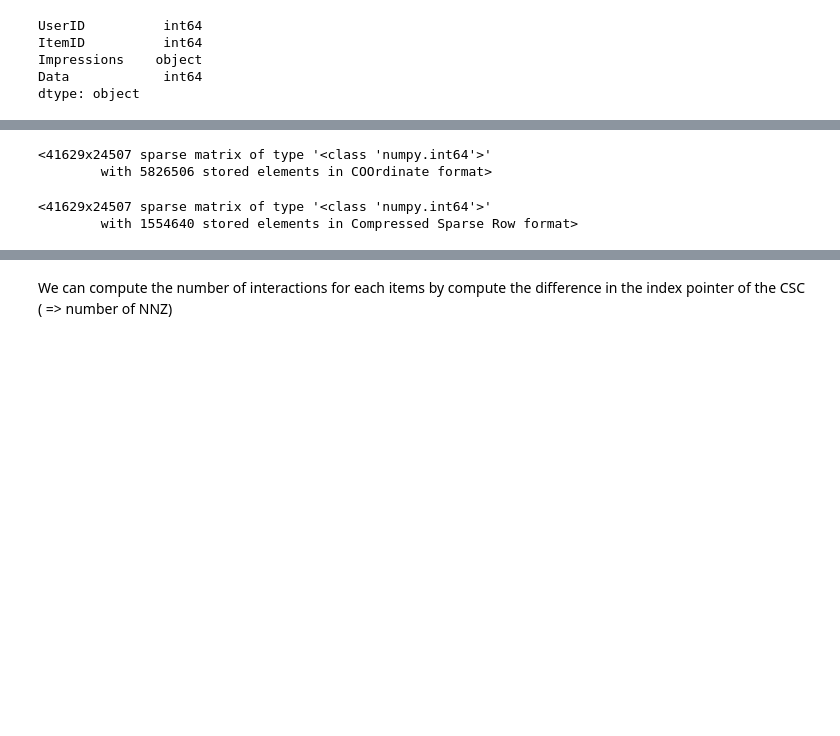
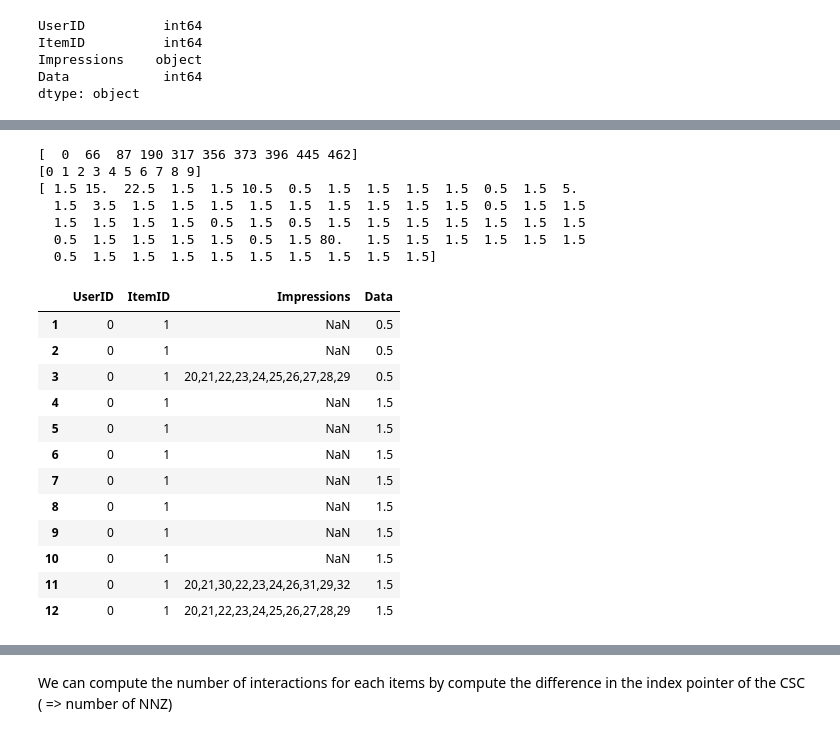
Before and after one commit to baba72210/MyRecommenderSystem, a Jupyter notebook: firsttestnotebook.ipynb, the cells around one changed output, grey strips where cells are left out. Drawn from its saved outputs; the diff is of its cells as text; code cells hidden in the pictures; blank space fills up the shorter version.

```diff
--- a/firsttestnotebook.ipynb
+++ b/firsttestnotebook.ipynb
@@ -64,15 +110,33 @@ dtype: object
 # %%
-URM = sps.coo_matrix((URM_dataframe["Data"].values,
-                          (URM_dataframe["UserID"].values, URM_dataframe["ItemID"].values)))
-URM
+URM_v2 = sps.coo_matrix((URM_dataframe_v2["Data"].values,
+                          (URM_dataframe_v2["UserID"].values, URM_dataframe_v2["ItemID"].values)))
+
+print(URM_v2.tocsr().indptr[0:10])
+print(URM_v2.tocsr().indices[0:10])
+print(URM_v2.tocsr().data[0:66])
+
+URM_dataframe_v2.loc[(URM_dataframe_v2["UserID"]==0) & (URM_dataframe_v2["ItemID"]==1)]
 # %% [output]
-<41629x24507 sparse matrix of type '<class 'numpy.int64'>'
-        with 5826506 stored elements in COOrdinate format>
+[  0  66  87 190 317 356 373 396 445 462]
+[0 1 2 3 4 5 6 7 8 9]
+[ 1.5 15.  22.5  1.5  1.5 10.5  0.5  1.5  1.5  1.5  1.5  0.5  1.5  5.
+  1.5  3.5  1.5  1.5  1.5  1.5  1.5  1.5  1.5  1.5  1.5  0.5  1.5  1.5
+  1.5  1.5  1.5  1.5  0.5  1.5  0.5  1.5  1.5  1.5  1.5  1.5  1.5  1.5
+  0.5  1.5  1.5  1.5  1.5  0.5  1.5 80.   1.5  1.5  1.5  1.5  1.5  1.5
+  0.5  1.5  1.5  1.5  1.5  1.5  1.5  1.5  1.5  1.5]
+|  | UserID | ItemID | Impressions | Data |
+| 1 | 0 | 1 | NaN | 0.5 |
+| 2 | 0 | 1 | NaN | 0.5 |
+| 3 | 0 | 1 | 20,21,22,23,24,25,26,27,28,29 | 0.5 |
+| 4 | 0 | 1 | NaN | 1.5 |
+| 5 | 0 | 1 | NaN | 1.5 |
+| 6 | 0 | 1 | NaN | 1.5 |
+| 7 | 0 | 1 | NaN | 1.5 |
+| 8 | 0 | 1 | NaN | 1.5 |
+| 9 | 0 | 1 | NaN | 1.5 |
+| 10 | 0 | 1 | NaN | 1.5 |
+| 11 | 0 | 1 | 20,21,30,22,23,24,26,31,29,32 | 1.5 |
+| 12 | 0 | 1 | 20,21,22,23,24,25,26,27,28,29 | 1.5 |
-# %%
-URM.tocsr()
-# %% [output]
-<41629x24507 sparse matrix of type '<class 'numpy.int64'>'
-        with 1554640 stored elements in Compressed Sparse Row format>
 # %% [markdown]
 ## As a reminder :
 *np.ediff1d()* The differences between consecutive elements of an array.
```
Also changed, not shown: parts of 16 cells of this notebook.
